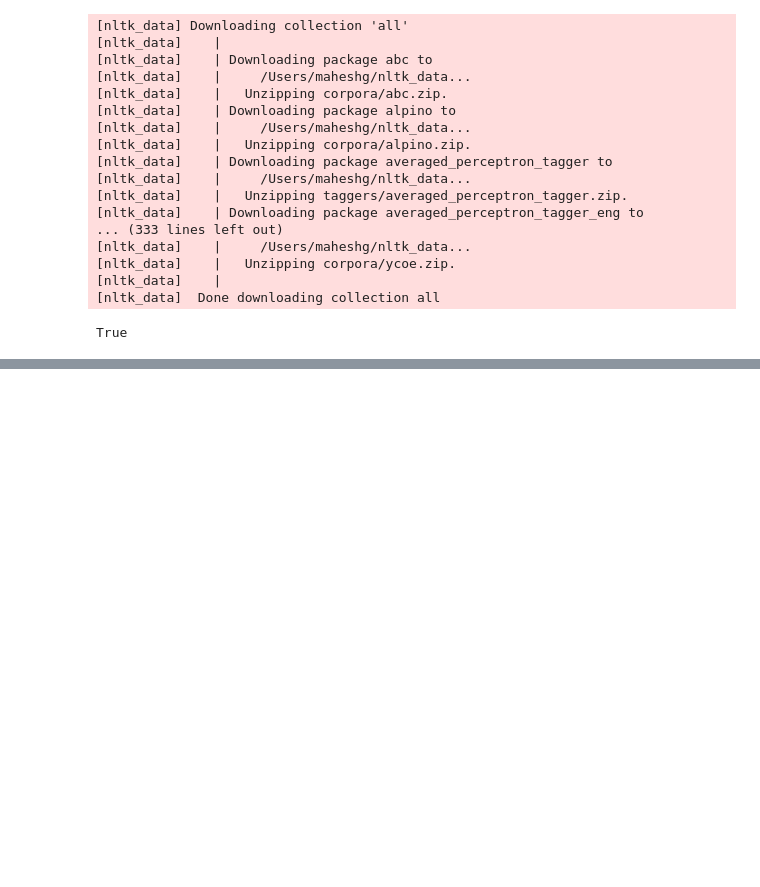
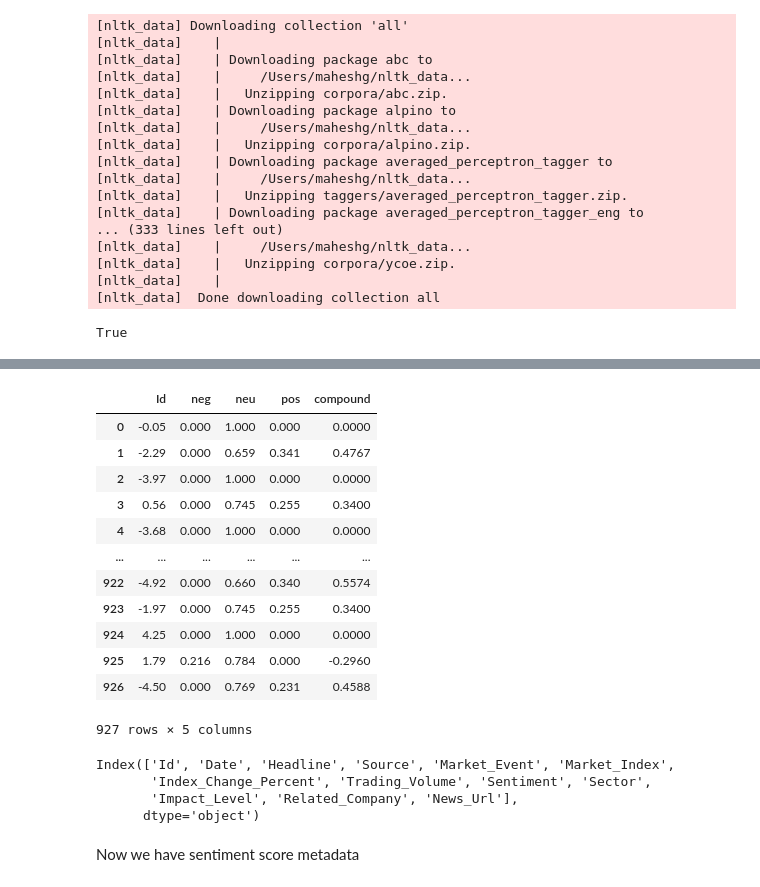
Before and after one commit to gmkumar1988/Data-Analytics-Projects, a Jupyter notebook: Financial_NLP.ipynb, the cells around one changed output, grey strips where cells are left out. Drawn from its saved outputs; the diff is of its cells as text; code cells hidden in the pictures; blank space fills up the shorter version.

```diff
--- a/Financial_NLP.ipynb
+++ b/Financial_NLP.ipynb
@@ -136,0 +163,4 @@ nltk.word_tokenize(example)
+# %%
+sia = SentimentIntensityAnalyzer
+# %%
+text = 'I am so happy !'
@@ -136,0 +193,14 @@ nltk.word_tokenize(example)
+# %%
+### Run the polarity score on the entire dataset
+res = {}
+for i, row in tqdm(financial_new_df.iterrows(), total = len(financial_new_df)):
+    text = row['Headline']
+    myid = row['Index_Change_Percent']
+    res[myid] = sia().polarity_scores(text)
+    break
+# %%
+res = {}
+for i, row in tqdm(financial_new_df.iterrows(), total=len(financial_new_df)):
+    text = row['Headline']
+    myid = row['Index_Change_Percent']
+    res[myid] = sia().polarity_scores(text)
@@ -136,0 +227,17 @@ nltk.word_tokenize(example)
+# %%
+vaders = pd.DataFrame(res).T
+vaders.reset_index().rename(columns= {'index':'Id'})
+# %% [output]
+|  | Id | neg | neu | pos | compound |
+| 0 | -0.05 | 0.000 | 1.000 | 0.000 | 0.0000 |
+| 1 | -2.29 | 0.000 | 0.659 | 0.341 | 0.4767 |
+| 2 | -3.97 | 0.000 | 1.000 | 0.000 | 0.0000 |
+| 3 | 0.56 | 0.000 | 0.745 | 0.255 | 0.3400 |
+| 4 | -3.68 | 0.000 | 1.000 | 0.000 | 0.0000 |
+| ... | ... | ... | ... | ... | ... |
+| 922 | -4.92 | 0.000 | 0.660 | 0.340 | 0.5574 |
+| 923 | -1.97 | 0.000 | 0.745 | 0.255 | 0.3400 |
+| 924 | 4.25 | 0.000 | 1.000 | 0.000 | 0.0000 |
+| 925 | 1.79 | 0.216 | 0.784 | 0.000 | -0.2960 |
+| 926 | -4.50 | 0.000 | 0.769 | 0.231 | 0.4588 |
+927 rows × 5 columns
@@ -136,0 +246,9 @@ nltk.word_tokenize(example)
+# %%
+financial_new_df.columns
+# %% [output]
+Index(['Id', 'Date', 'Headline', 'Source', 'Market_Event', 'Market_Index',
+       'Index_Change_Percent', 'Trading_Volume', 'Sentiment', 'Sector',
+       'Impact_Level', 'Related_Company', 'News_Url'],
+      dtype='object')
+# %% [markdown]
+Now we have sentiment score metadata
```
Also changed, not shown: parts of 27 cells of this notebook, 1 other file.
